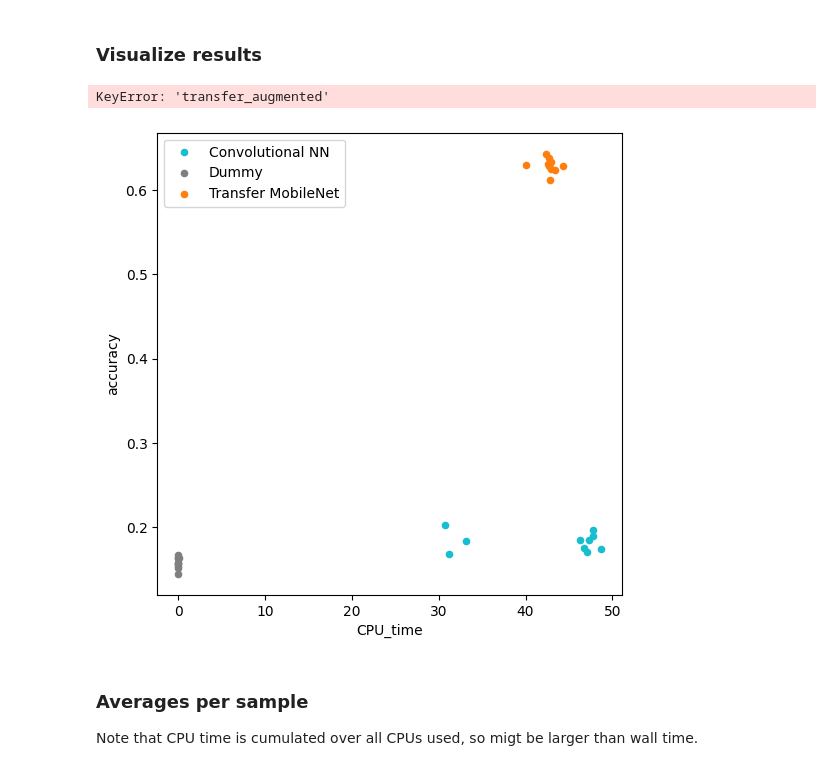
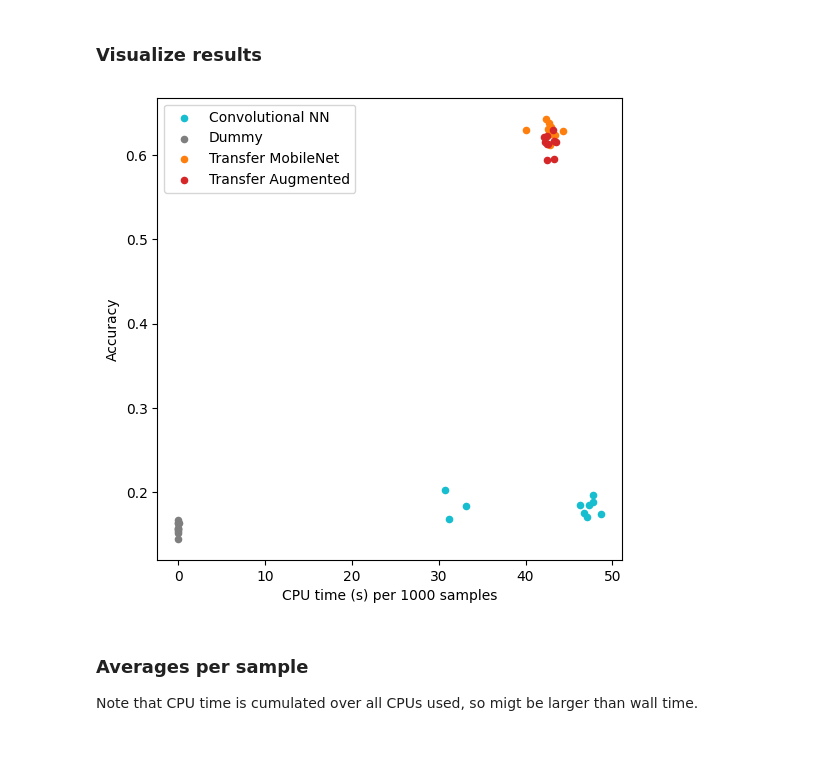
Before and after one commit to aot29/arthropod_taxonomy, a Jupyter notebook: 04_evaluate.ipynb, the cells around one changed output. Cells and saved outputs as stored; diff of their text form; code cells hidden in the pictures.

Commit message:
Added evaluation visualization

```diff
--- a/04_evaluate.ipynb
+++ b/04_evaluate.ipynb
@@ -223,19 +223,18 @@ eval_pd.to_csv('evaluation.csv', index=False)
 ### Visualize results
 # %%
 fig, ax = plt.subplots(figsize=(6, 6))
-colors = {'dummy':'tab:grey', 'svn':'tab:green', 'cnn':'tab:cyan', 'transfer':'tab:orange'}
+colors = {'dummy':'tab:grey', 'svn':'tab:green', 'cnn':'tab:cyan', 'transfer':'tab:orange', 'transfer_augmented':'tab:red'}
 labels = {'dummy':'Dummy', 'svn':'Support Vector Machine', 'cnn':'Convolutional NN', 'transfer':'Transfer MobileNet', 'transfer_augmented': 'Transfer Augmented'}
 grouped = eval_pd.groupby('model')
 for key,group in grouped:
     group.plot(ax=ax, kind='scatter', x='CPU_time', y='accuracy', label=labels[key], color=colors[key])
 #ax.set_xscale('log')
 ax.set_xlabel(f"CPU time (s) per {NUM_TEST_SAMPLES} samples")
 ax.set_ylabel("Accuracy")
 plt.legend()
 plt.show()
 # %% [output]
-KeyError: 'transfer_augmented'
-[figure, old version]
+[figure, new version]
 # %% [markdown]
 ### Averages per sample
 Note that CPU time is cumulated over all CPUs used, so migt be larger than wall time.
```
